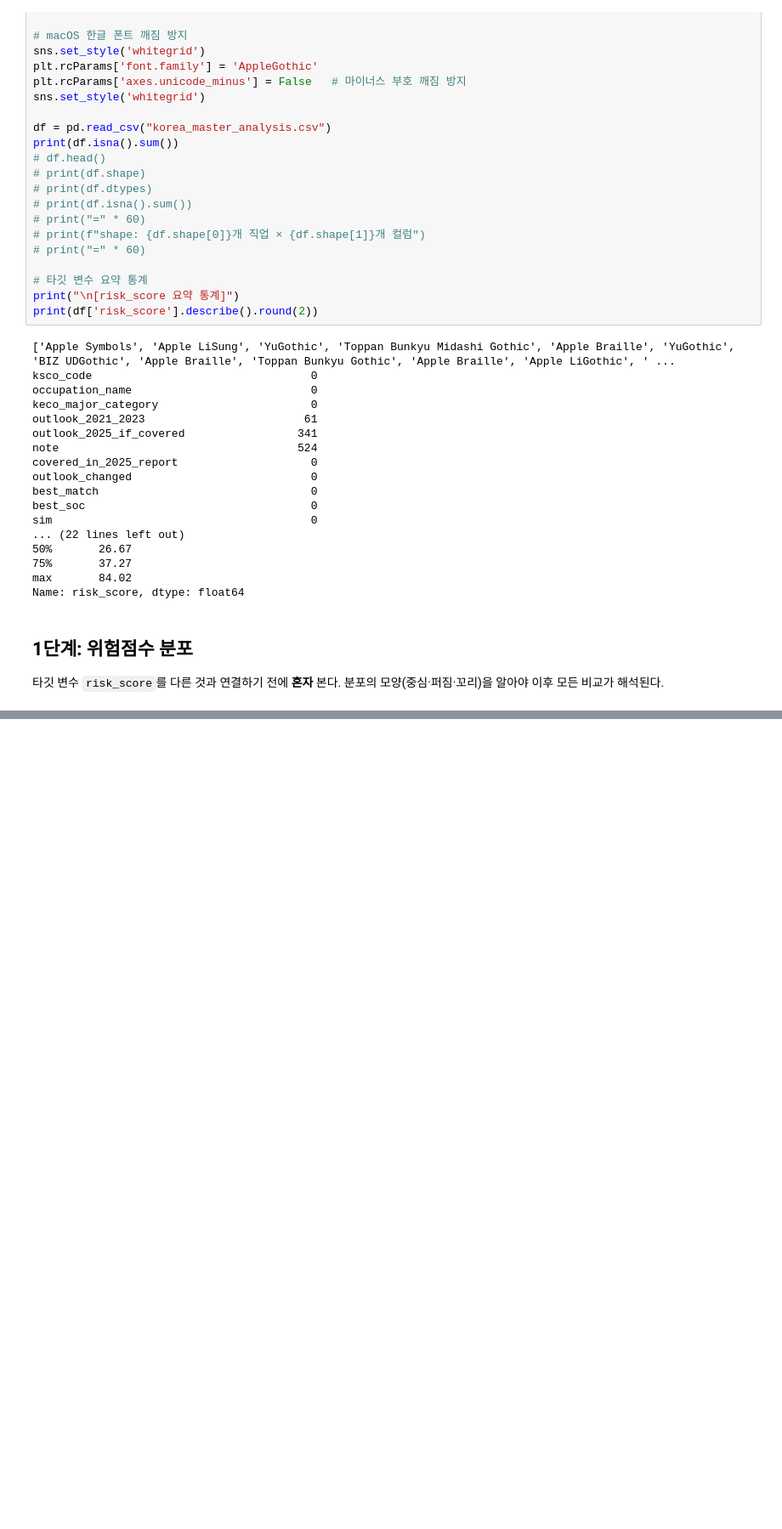
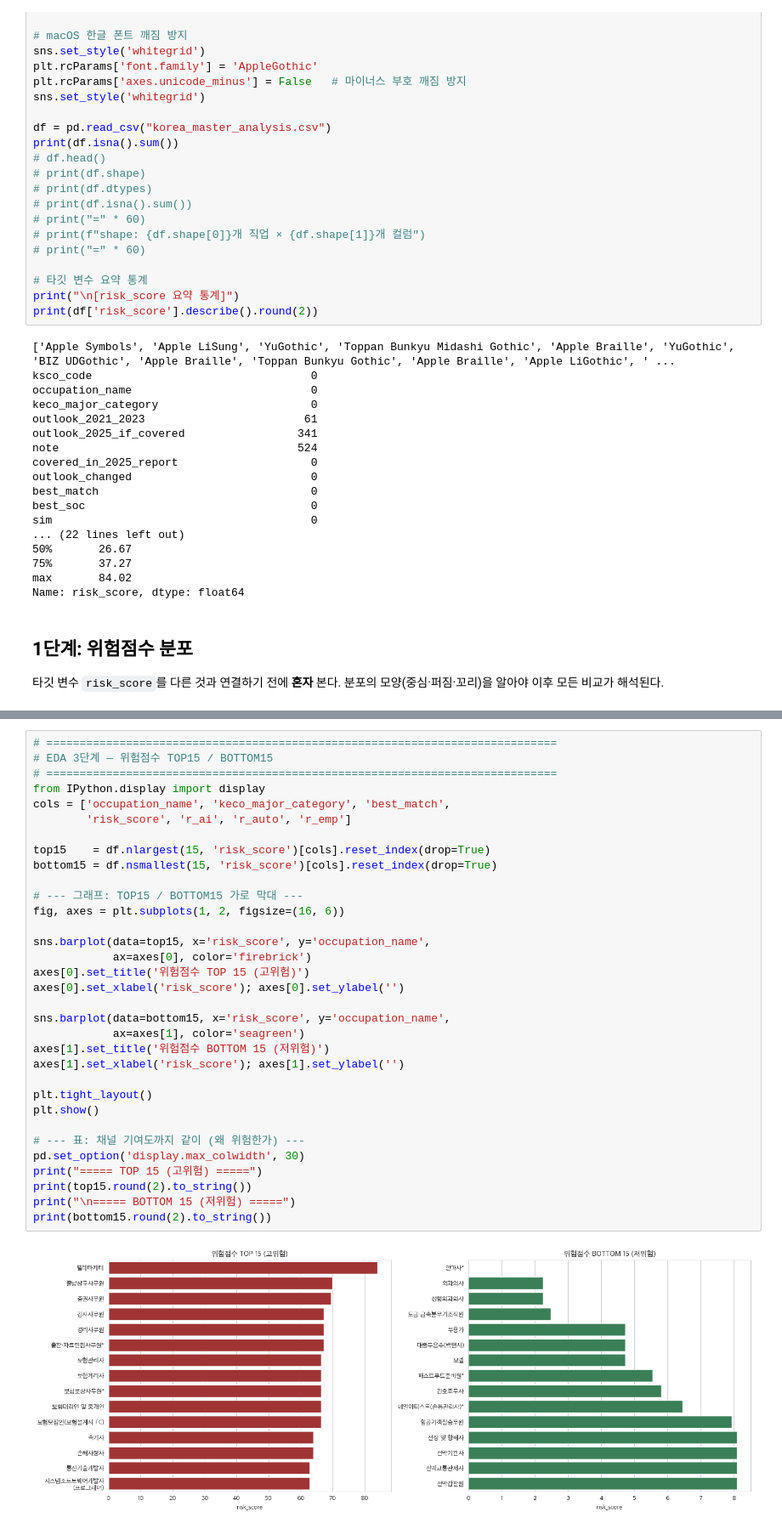
Before and after one commit to eunsoo716/data-analysis-portfolio, a Jupyter notebook: ai-outlook/ai_outlook.ipynb, the cells around one changed output, grey strips where cells are left out. Shown at 85% size. Drawn from its saved outputs; the diff is of its cells as text; blank space fills up the shorter version.

```diff
--- a/ai-outlook/ai_outlook.ipynb
+++ b/ai-outlook/ai_outlook.ipynb
@@ -1443,0 +1521,35 @@ print(f"상위 10% 경계   : {df['risk_score'].quantile(0.90):.1f}")
+# %%
+# =============================================================================
+# EDA 3단계 — 위험점수 TOP15 / BOTTOM15
+# =============================================================================
+from IPython.display import display
+cols = ['occupation_name', 'keco_major_category', 'best_match',
+        'risk_score', 'r_ai', 'r_auto', 'r_emp']
+
+top15    = df.nlargest(15, 'risk_score')[cols].reset_index(drop=True)
+bottom15 = df.nsmallest(15, 'risk_score')[cols].reset_index(drop=True)
+
+# --- 그래프: TOP15 / BOTTOM15 가로 막대 ---
+fig, axes = plt.subplots(1, 2, figsize=(16, 6))
+
+sns.barplot(data=top15, x='risk_score', y='occupation_name',
+            ax=axes[0], color='firebrick')
+axes[0].set_title('위험점수 TOP 15 (고위험)')
+axes[0].set_xlabel('risk_score'); axes[0].set_ylabel('')
+
+sns.barplot(data=bottom15, x='risk_score', y='occupation_name',
+            ax=axes[1], color='seagreen')
+axes[1].set_title('위험점수 BOTTOM 15 (저위험)')
+axes[1].set_xlabel('risk_score'); axes[1].set_ylabel('')
+
+plt.tight_layout()
+plt.show()
+
+# --- 표: 채널 기여도까지 같이 (왜 위험한가) ---
+pd.set_option('display.max_colwidth', 30)
+print("===== TOP 15 (고위험) =====")
+print(top15.round(2).to_string())
+print("\n===== BOTTOM 15 (저위험) =====")
+print(bottom15.round(2).to_string())
+# %% [output]
+[figure, added]
```
Also changed, not shown: parts of 7 cells of this notebook, 2 other files.
